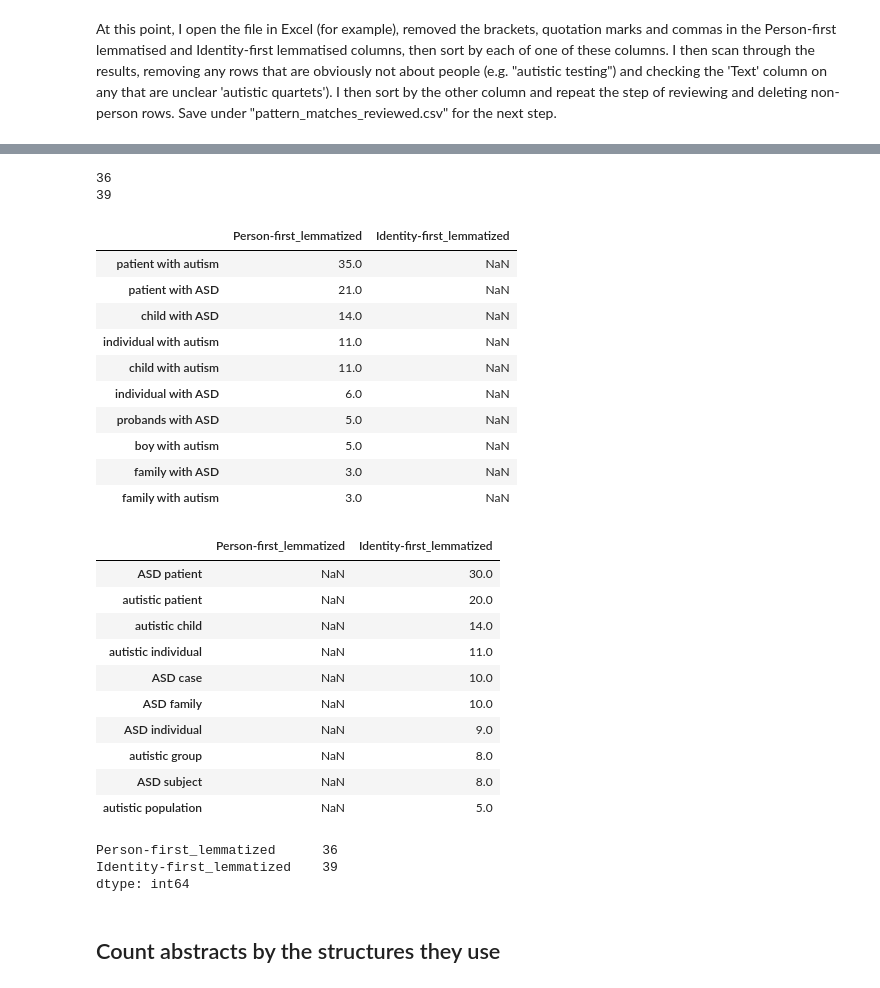
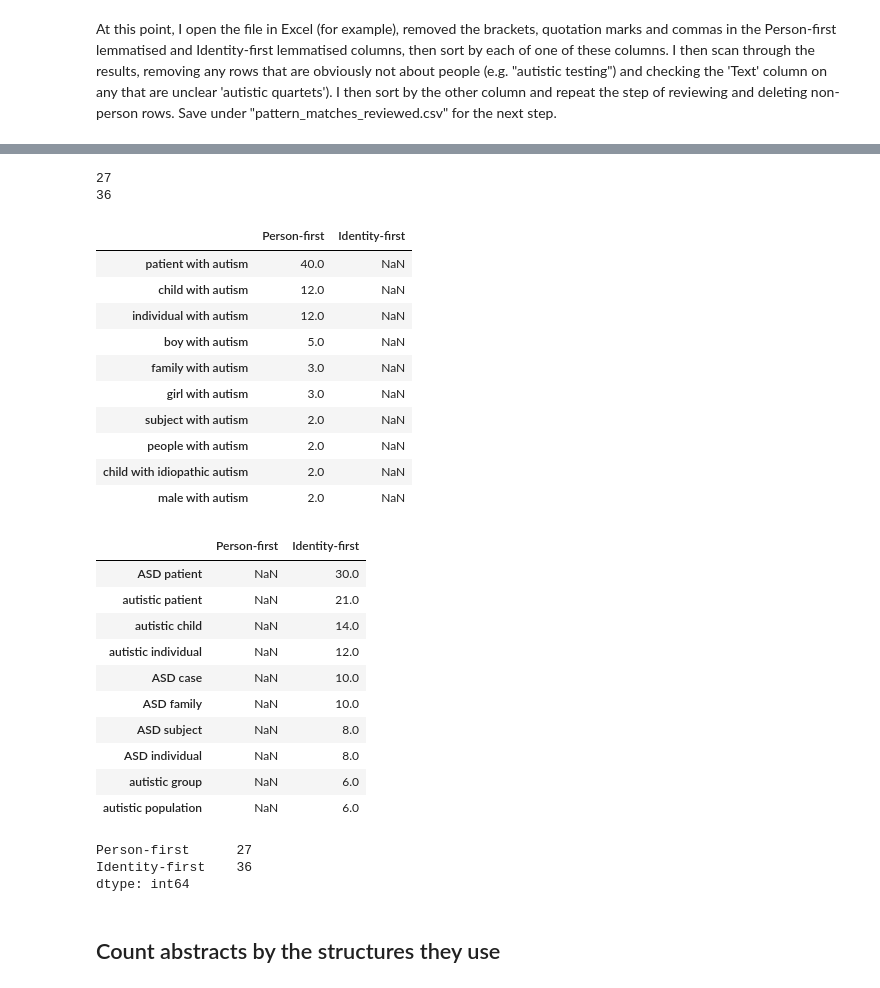
Before and after one commit to UKDataServiceOpen/Person_Identy_First_Language, a Jupyter notebook: 2023_Second_analysis/code/3_Pattern_matching.ipynb, the cells around one changed output, grey strips where cells are left out. Cells and saved outputs as stored; diff of their text form; code cells hidden in the pictures.

```diff
--- a/2023_Second_analysis/code/3_Pattern_matching.ipynb
+++ b/2023_Second_analysis/code/3_Pattern_matching.ipynb
@@ -422,46 +437,46 @@ NameError: name 'plt' is not defined
 # %%
-person_examples = reviewed_matches.groupby(['Person-first_lemmatized'])['Person-first_lemmatized'].count()
-identity_examples = reviewed_matches.groupby(['Identity-first_lemmatized'])['Identity-first_lemmatized'].count()
+person_examples = reviewed_matches.groupby(['Person-first'])['Person-first'].count()
+identity_examples = reviewed_matches.groupby(['Identity-first'])['Identity-first'].count()
 print(len(person_examples))
 print(len(identity_examples))
 # %% [output]
+27
 36
-39
 # %%
 person_identity_examples=pd.concat([person_examples,identity_examples],axis=1)
 # %%
-person_identity_examples.sort_values(by=['Person-first_lemmatized'], ascending=False).head(10)
+person_identity_examples.sort_values(by=['Person-first'], ascending=False).head(10)
 # %% [output]
-|  | Person-first_lemmatized | Identity-first_lemmatized |
-| patient with autism | 35.0 | NaN |
-| patient with ASD | 21.0 | NaN |
-| child with ASD | 14.0 | NaN |
-| individual with autism | 11.0 | NaN |
-| child with autism | 11.0 | NaN |
-| individual with ASD | 6.0 | NaN |
-| probands with ASD | 5.0 | NaN |
+|  | Person-first | Identity-first |
+| patient with autism | 40.0 | NaN |
+| child with autism | 12.0 | NaN |
+| individual with autism | 12.0 | NaN |
 | boy with autism | 5.0 | NaN |
-| family with ASD | 3.0 | NaN |
 | family with autism | 3.0 | NaN |
+| girl with autism | 3.0 | NaN |
+| subject with autism | 2.0 | NaN |
+| people with autism | 2.0 | NaN |
+| child with idiopathic autism | 2.0 | NaN |
+| male with autism | 2.0 | NaN |
 # %%
-person_identity_examples.sort_values(by=['Identity-first_lemmatized'], ascending=False).head(10)
+person_identity_examples.sort_values(by=['Identity-first'], ascending=False).head(10)
 # %% [output]
-|  | Person-first_lemmatized | Identity-first_lemmatized |
+|  | Person-first | Identity-first |
 | ASD patient | NaN | 30.0 |
-| autistic patient | NaN | 20.0 |
+| autistic patient | NaN | 21.0 |
 | autistic child | NaN | 14.0 |
-| autistic individual | NaN | 11.0 |
+| autistic individual | NaN | 12.0 |
 | ASD case | NaN | 10.0 |
 | ASD family | NaN | 10.0 |
-| ASD individual | NaN | 9.0 |
-| autistic group | NaN | 8.0 |
 | ASD subject | NaN | 8.0 |
-| autistic population | NaN | 5.0 |
+| ASD individual | NaN | 8.0 |
+| autistic group | NaN | 6.0 |
+| autistic population | NaN | 6.0 |
 # %%
 person_identity_examples.notnull().sum()
 # %% [output]
-Person-first_lemmatized      36
-Identity-first_lemmatized    39
+Person-first      27
+Identity-first    36
 dtype: int64
 # %% [markdown]
 ## Count abstracts by the structures they use
```
Also changed, not shown: parts of 39 cells of this notebook, 3 other files.
